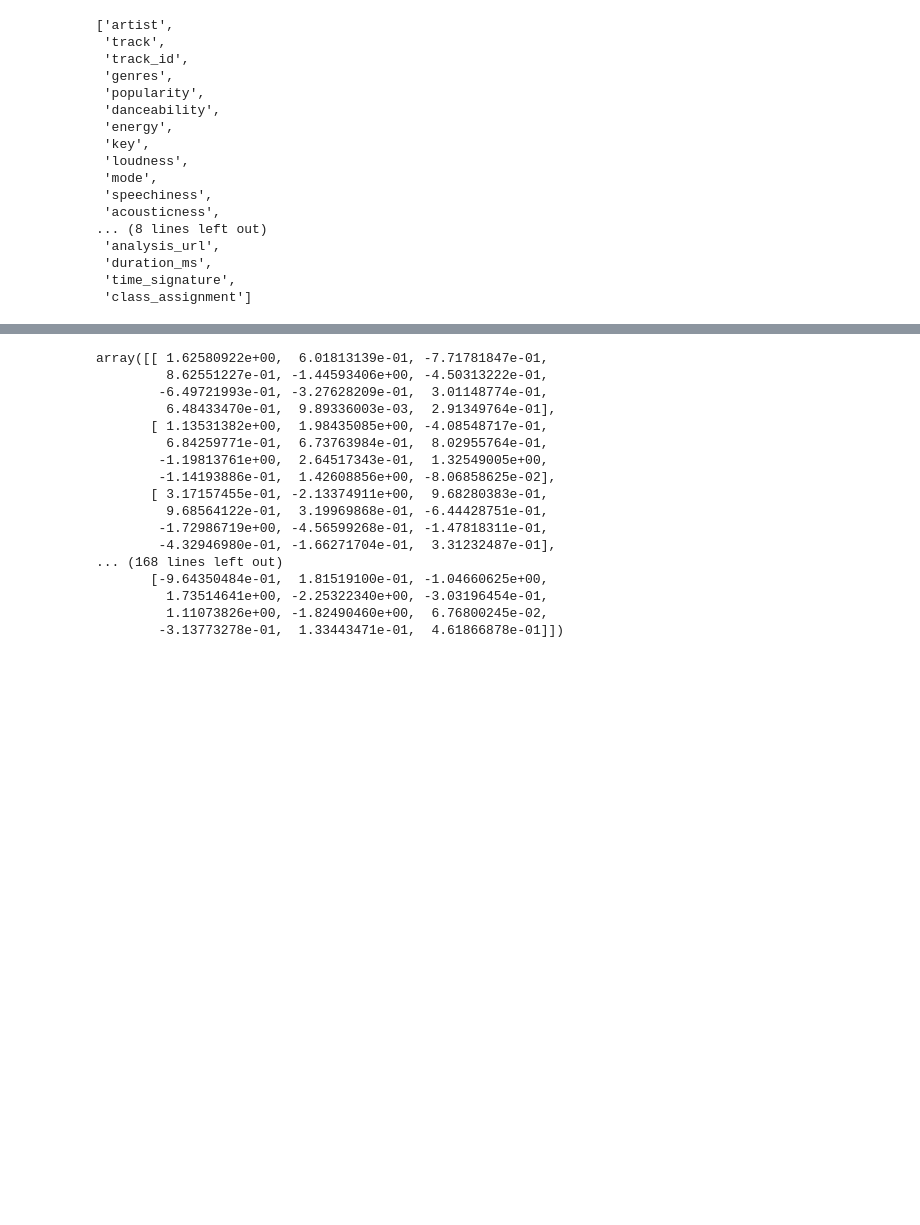
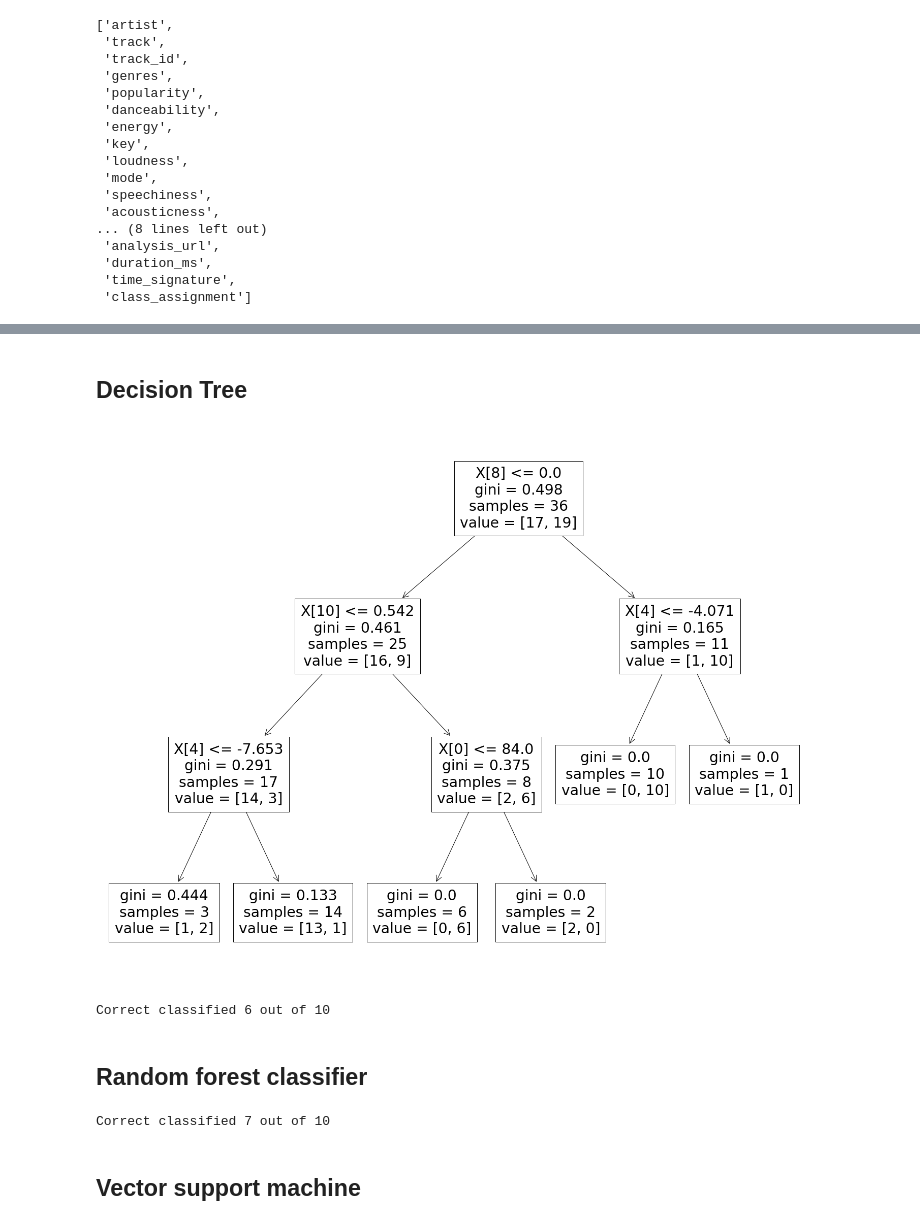
Before and after one commit to Brumberg/Eardrip, a Jupyter notebook: analysis/Analysis.ipynb, the cells around one changed output, grey strips where cells are left out. Saved outputs shown, nothing was run; the diff lists cells and outputs as text; code cells hidden in the pictures; blank space fills up the shorter version.

Commit message:
FEATURE: decision tree added, random forest added, svm added

```diff
--- a/analysis/Analysis.ipynb
+++ b/analysis/Analysis.ipynb
@@ -221,20 +225,2 @@ smr = pd.plotting.scatter_matrix(pd_pca_X,figsize=(20,20),grid=True, c=pd_datafr
-# %%
-X_transformed
-# %% [output]
-array([[ 1.62580922e+00,  6.01813139e-01, -7.71781847e-01,
-         8.62551227e-01, -1.44593406e+00, -4.50313222e-01,
-        -6.49721993e-01, -3.27628209e-01,  3.01148774e-01,
-         6.48433470e-01,  9.89336003e-03,  2.91349764e-01],
-       [ 1.13531382e+00,  1.98435085e+00, -4.08548717e-01,
-         6.84259771e-01,  6.73763984e-01,  8.02955764e-01,
-        -1.19813761e+00,  2.64517343e-01,  1.32549005e+00,
-        -1.14193886e-01,  1.42608856e+00, -8.06858625e-02],
-       [ 3.17157455e-01, -2.13374911e+00,  9.68280383e-01,
-         9.68564122e-01,  3.19969868e-01, -6.44428751e-01,
-        -1.72986719e+00, -4.56599268e-01, -1.47818311e-01,
-        -4.32946980e-01, -1.66271704e-01,  3.31232487e-01],
-... (168 lines left out)
-       [-9.64350484e-01,  1.81519100e-01, -1.04660625e+00,
-         1.73514641e+00, -2.25322340e+00, -3.03196454e-01,
-         1.11073826e+00, -1.82490460e+00,  6.76800245e-02,
-        -3.13773278e-01,  1.33443471e-01,  4.61866878e-01]])
+# %% [markdown]
+## Decision Tree
@@ -240,0 +229,14 @@ array([[ 1.62580922e+00,  6.01813139e-01, -7.71781847e-01,
+# %%
+train_set, test_set = train_test_split(pd_merge, test_size=0.2, random_state=42)
+# %%
+x = train_set[['popularity', 'danceability', 'energy', 'key', 'loudness', 'mode', 'speechiness', 'acousticness', 'instrumentalness', 'liveness', 'valence','tempo']]
+y = train_set['class_assignment']
+# %%
+from sklearn import tree
+from matplotlib import pyplot as plt
+fig = plt.figure(figsize=(25,20))
+decisiontree = DecisionTreeClassifier(max_depth=3, random_state=0)
+decisiontree.fit(x,y)
+tree_gui=tree.plot_tree(decisiontree)
+# %% [output]
+[figure, added]
@@ -240,0 +247,38 @@ array([[ 1.62580922e+00,  6.01813139e-01, -7.71781847e-01,
+# %%
+misclassified = 0
+classified = 0
+result = list(y)
+for i in range(0,len(result)):
+    if predicted[i]==result[i]:
+        classified = classified+1
+    else:
+        misclassified = misclassified+1
+print('Correct classified {} out of {}'.format(classified,len(result)))
+# %% [output]
+Correct classified 6 out of 10
+# %% [markdown]
+## Random forest classifier
+# %%
+from sklearn.model_selection import train_test_split
+from sklearn.ensemble import RandomForestClassifier
+train_set, test_set = train_test_split(pd_merge, test_size=0.2, random_state=42)
+x = train_set[['popularity', 'danceability', 'energy', 'key', 'loudness', 'mode', 'speechiness', 'acousticness', 'instrumentalness', 'liveness', 'valence','tempo']]
+y = train_set['class_assignment']
+decisiontree = RandomForestClassifier(max_depth=3, random_state=0)
+t = decisiontree.fit(x,y)
+x = test_set[['popularity', 'danceability', 'energy', 'key', 'loudness', 'mode', 'speechiness', 'acousticness', 'instrumentalness', 'liveness', 'valence','tempo']]
+y = test_set['class_assignment']
+predicted = list(decisiontree.predict(x))
+misclassified = 0
+classified = 0
+result = list(y)
+for i in range(0,len(result)):
+    if predicted[i]==result[i]:
+        classified = classified+1
+    else:
+        misclassified = misclassified+1
+print('Correct classified {} out of {}'.format(classified,len(result)))
+# %% [output]
+Correct classified 7 out of 10
+# %% [markdown]
+## Vector support machine
```
Also changed, not shown: parts of 15 cells of this notebook, 1 other file.
